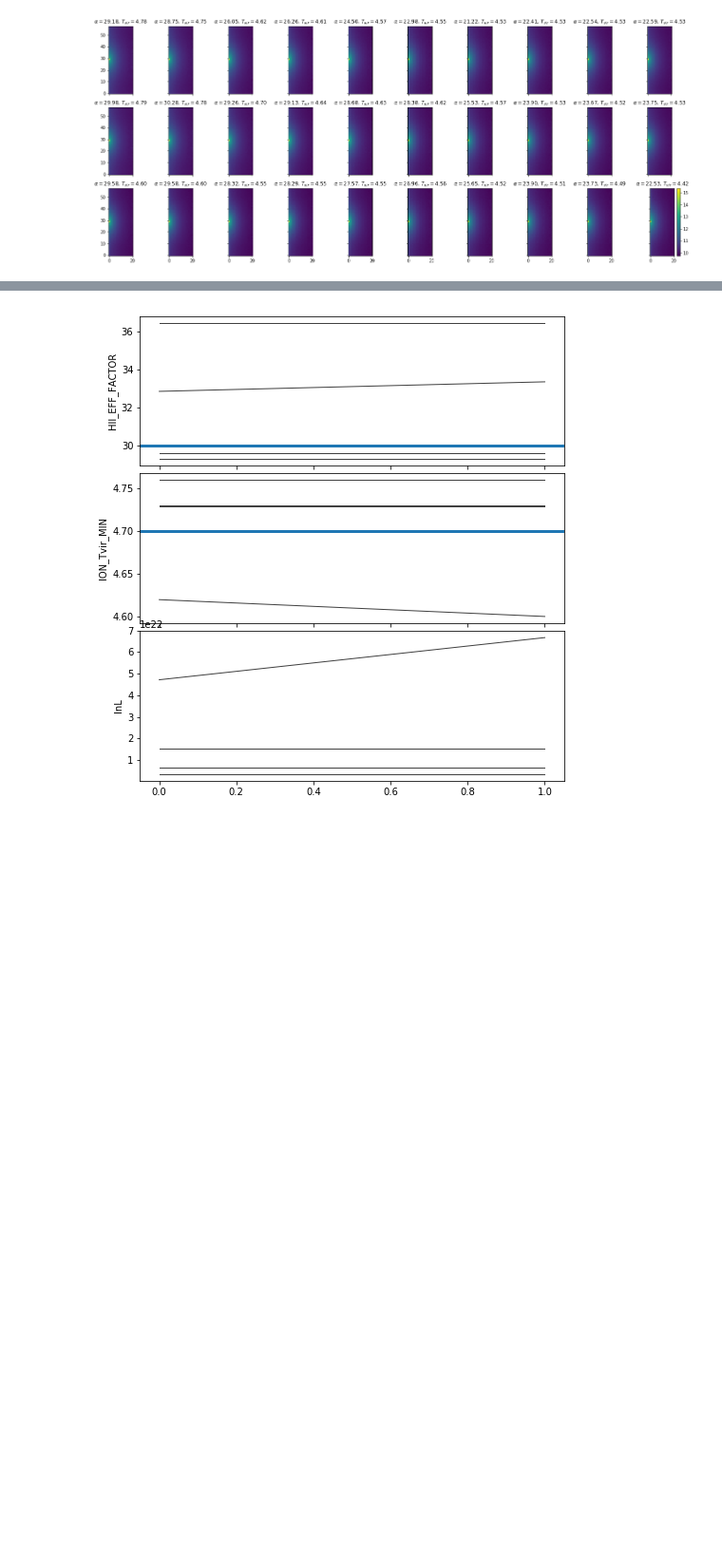
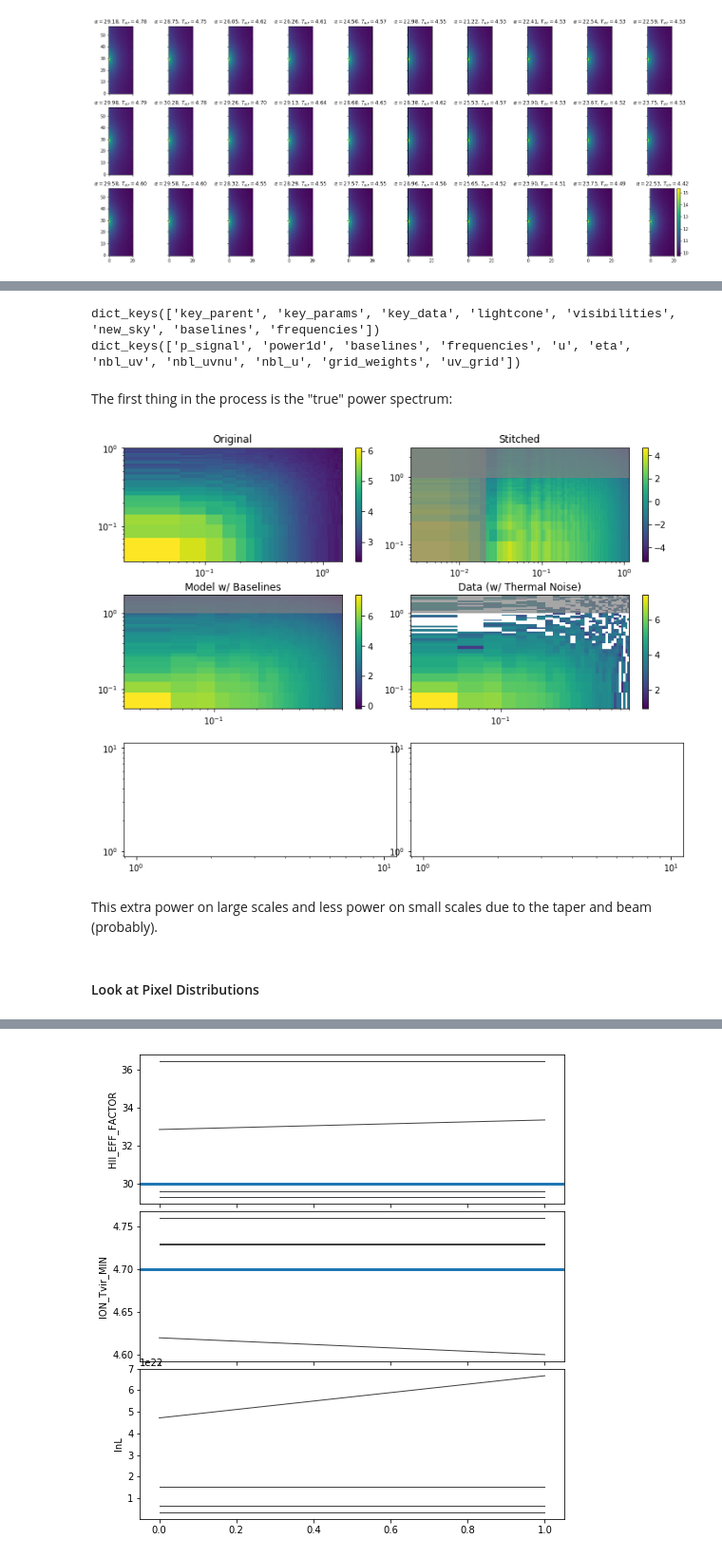
Before and after one commit to BellaNasirudin/py21cmmc_fg, a Jupyter notebook: devel/test_series/visualising_results.ipynb, the cells around one changed output, grey strips where cells are left out. Shown at 95% size. Drawn from its saved outputs; the diff is of its cells as text; code cells hidden in the pictures; blank space fills up the shorter version.

```diff
--- a/devel/test_series/visualising_results.ipynb
+++ b/devel/test_series/visualising_results.ipynb
@@ -267,0 +288,3 @@ noise = np.load(name+".noise.npz")
+# %%
+fiducial_context = chain.build_model_data()
+fiducial_model = lk.reduce_data(fiducial_context)[0]
@@ -267,0 +293,3 @@ noise = np.load(name+".noise.npz")
+# %%
+fiducial_noisy_context = chain.simulate_mock()
+fiducial_noisy_model = lk.reduce_data(fiducial_noisy_context)
@@ -267,0 +306,8 @@ noise = np.load(name+".noise.npz")
+# %%
+print(fiducial_context._data.keys())
+print(fiducial_model.keys())
+# %% [output]
+dict_keys(['key_parent', 'key_params', 'key_data', 'lightcone', 'visibilities', 'new_sky', 'baselines', 'frequencies'])
+dict_keys(['p_signal', 'power1d', 'baselines', 'frequencies', 'u', 'eta', 'nbl_uv', 'nbl_uvnu', 'nbl_u', 'grid_weights', 'uv_grid'])
+# %% [markdown]
+The first thing in the process is the "true" power spectrum:
@@ -267,0 +397,39 @@ noise = np.load(name+".noise.npz")
+# %%
+fig, ax = plt.subplots(3,2, figsize=(12,9), subplot_kw={"xscale":'log', "yscale":'log'},
+                      gridspec_kw={"wspace":0.05, 'hspace':0.3})
+
+
+
+Peor, kperp_orig, kpar_orig = get_true_ps()
+mk_subplot(
+    ax[0,0], Peor,
+    extent=(kperp_orig.min(), kperp_orig.max(), kpar_orig.min(), kpar_orig.max()),
+    title="Original"
+)
+
+Pstitched, kperp_stch, kpar_stch = get_stitched_ps()
+mk_subplot(
+    ax[0,1], Pstitched,
+    extent=(kperp_stch.min(), kperp_stch.max(), kpar_stch.min(), kpar_stch.max()),
+    title="Stitched"
+)
+
+kperp_mdl = lk.u * dk_du(lc_core.redshift)
+kpar_mdl = data['eta'] * dk_deta(lc_core.redshift)* 1e9
+mk_subplot(
+    ax[1,0], fiducial_model['p_signal'],
+    extent=(kperp_mdl.min(), kperp_mdl.max(), kpar_mdl.min(), kpar_mdl.max()),
+    title="Model w/ Baselines"
+)
+
+mk_subplot(
+    ax[1,1], fiducial_noisy_model[0]['p_signal'],
+    extent=(kperp_mdl.min(), kperp_mdl.max(), kpar_mdl.min(), kpar_mdl.max()),
+    title="Data (w/ Thermal Noise)"
+)
+# %% [output]
+[figure, added]
+# %% [markdown]
+This extra power on large scales and less power on small scales due to the taper and beam (probably).
+# %% [markdown]
+#### Look at Pixel Distributions
```
Also changed, not shown: parts of 34 cells of this notebook, 3 other files.
